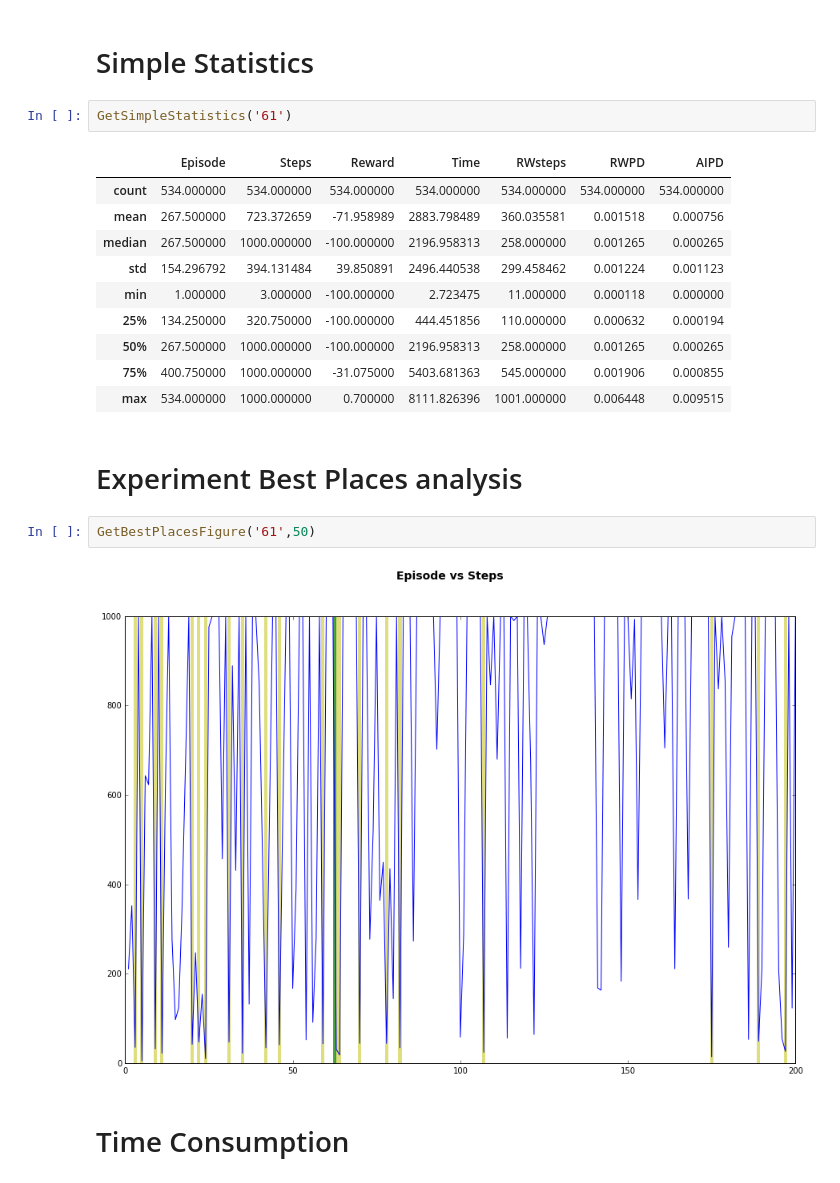
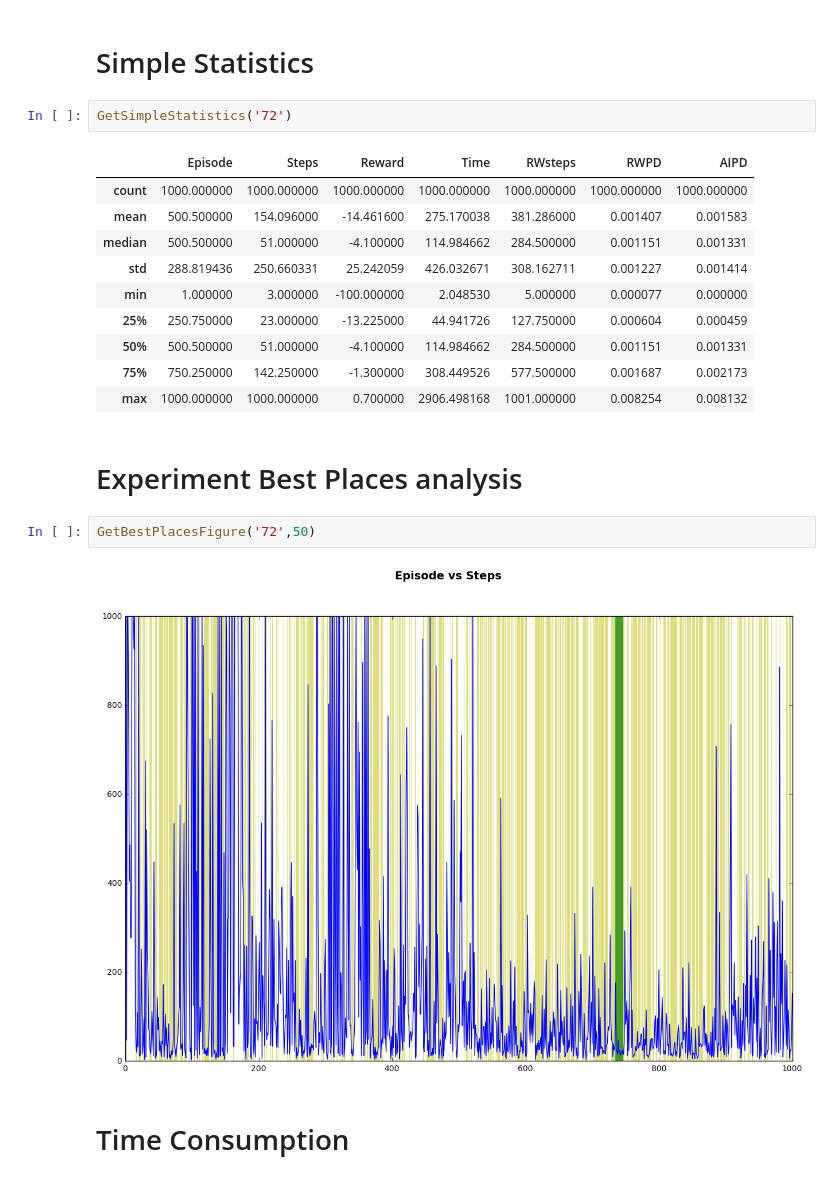
Before and after one commit to aqeel13932/APES_PT, a Jupyter notebook: output/Analysis_Int_squence_experiements.ipynb, the cells around one changed output. Saved outputs shown, nothing was run; the diff lists cells and outputs as text.

```diff
--- a/output/Analysis_Int_squence_experiements.ipynb
+++ b/output/Analysis_Int_squence_experiements.ipynb
@@ -54,24 +42,24 @@ for o in output:
 # %% [markdown]
 # Simple Statistics
 # %%
-GetSimpleStatistics('61')
+GetSimpleStatistics('72')
 # %% [output]
 |  | Episode | Steps | Reward | Time | RWsteps | RWPD | AIPD |
-| count | 534.000000 | 534.000000 | 534.000000 | 534.000000 | 534.000000 | 534.000000 | 534.000000 |
-| mean | 267.500000 | 723.372659 | -71.958989 | 2883.798489 | 360.035581 | 0.001518 | 0.000756 |
-| median | 267.500000 | 1000.000000 | -100.000000 | 2196.958313 | 258.000000 | 0.001265 | 0.000265 |
-| std | 154.296792 | 394.131484 | 39.850891 | 2496.440538 | 299.458462 | 0.001224 | 0.001123 |
-| min | 1.000000 | 3.000000 | -100.000000 | 2.723475 | 11.000000 | 0.000118 | 0.000000 |
-| 25% | 134.250000 | 320.750000 | -100.000000 | 444.451856 | 110.000000 | 0.000632 | 0.000194 |
-| 50% | 267.500000 | 1000.000000 | -100.000000 | 2196.958313 | 258.000000 | 0.001265 | 0.000265 |
-| 75% | 400.750000 | 1000.000000 | -31.075000 | 5403.681363 | 545.000000 | 0.001906 | 0.000855 |
-| max | 534.000000 | 1000.000000 | 0.700000 | 8111.826396 | 1001.000000 | 0.006448 | 0.009515 |
+| count | 1000.000000 | 1000.000000 | 1000.000000 | 1000.000000 | 1000.000000 | 1000.000000 | 1000.000000 |
+| mean | 500.500000 | 154.096000 | -14.461600 | 275.170038 | 381.286000 | 0.001407 | 0.001583 |
+| median | 500.500000 | 51.000000 | -4.100000 | 114.984662 | 284.500000 | 0.001151 | 0.001331 |
+| std | 288.819436 | 250.660331 | 25.242059 | 426.032671 | 308.162711 | 0.001227 | 0.001414 |
+| min | 1.000000 | 3.000000 | -100.000000 | 2.048530 | 5.000000 | 0.000077 | 0.000000 |
+| 25% | 250.750000 | 23.000000 | -13.225000 | 44.941726 | 127.750000 | 0.000604 | 0.000459 |
+| 50% | 500.500000 | 51.000000 | -4.100000 | 114.984662 | 284.500000 | 0.001151 | 0.001331 |
+| 75% | 750.250000 | 142.250000 | -1.300000 | 308.449526 | 577.500000 | 0.001687 | 0.002173 |
+| max | 1000.000000 | 1000.000000 | 0.700000 | 2906.498168 | 1001.000000 | 0.008254 | 0.008132 |
 # %% [markdown]
 # Experiment Best Places analysis
 # %%
-GetBestPlacesFigure('61',50)
+GetBestPlacesFigure('72',50)
 # %% [output]
-[figure, old version]
+[figure, new version]
 # %% [markdown]
 # Time Consumption
 # %%
```
Also changed, not shown: parts of 4 cells of this notebook, 5 other files.
